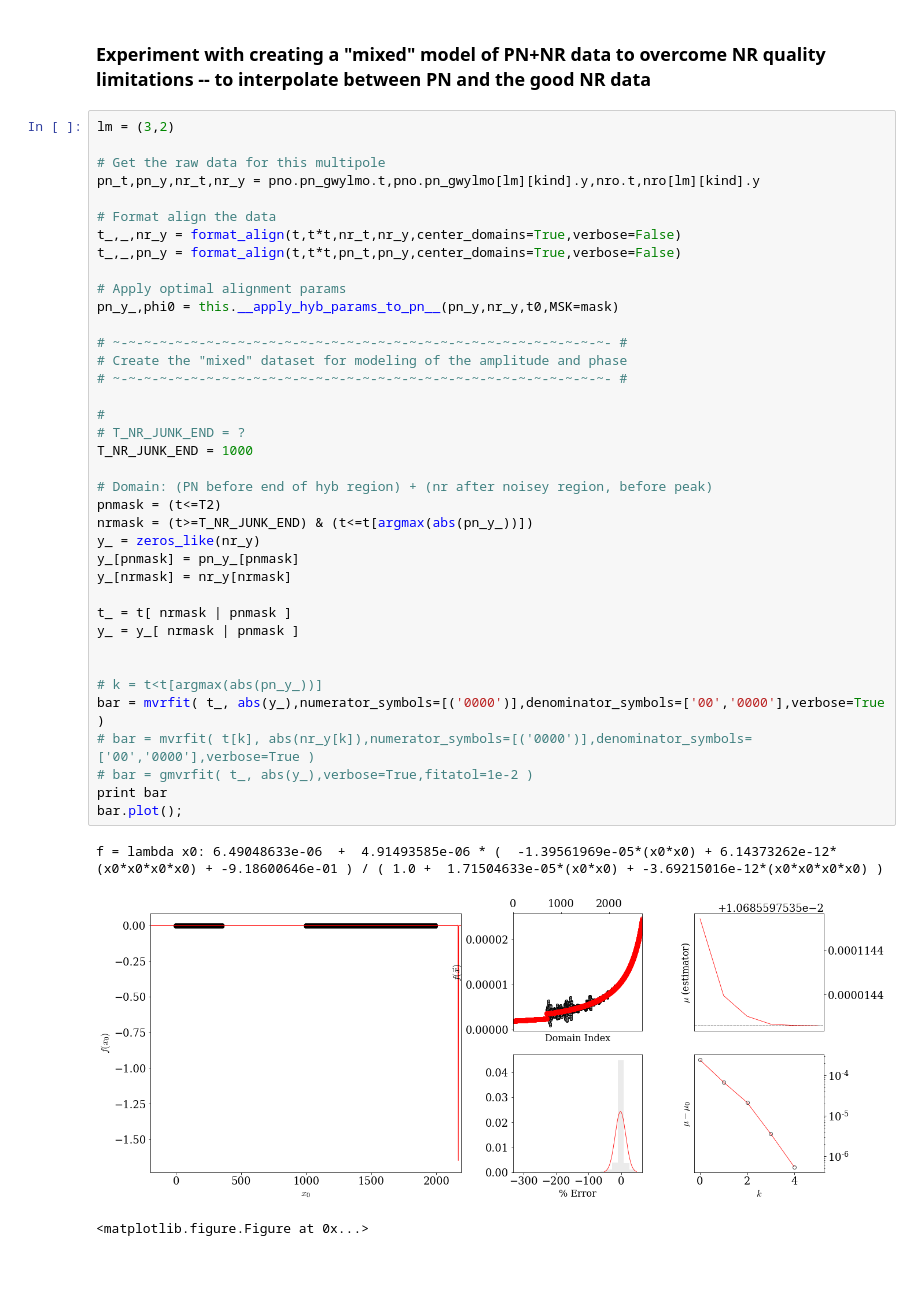
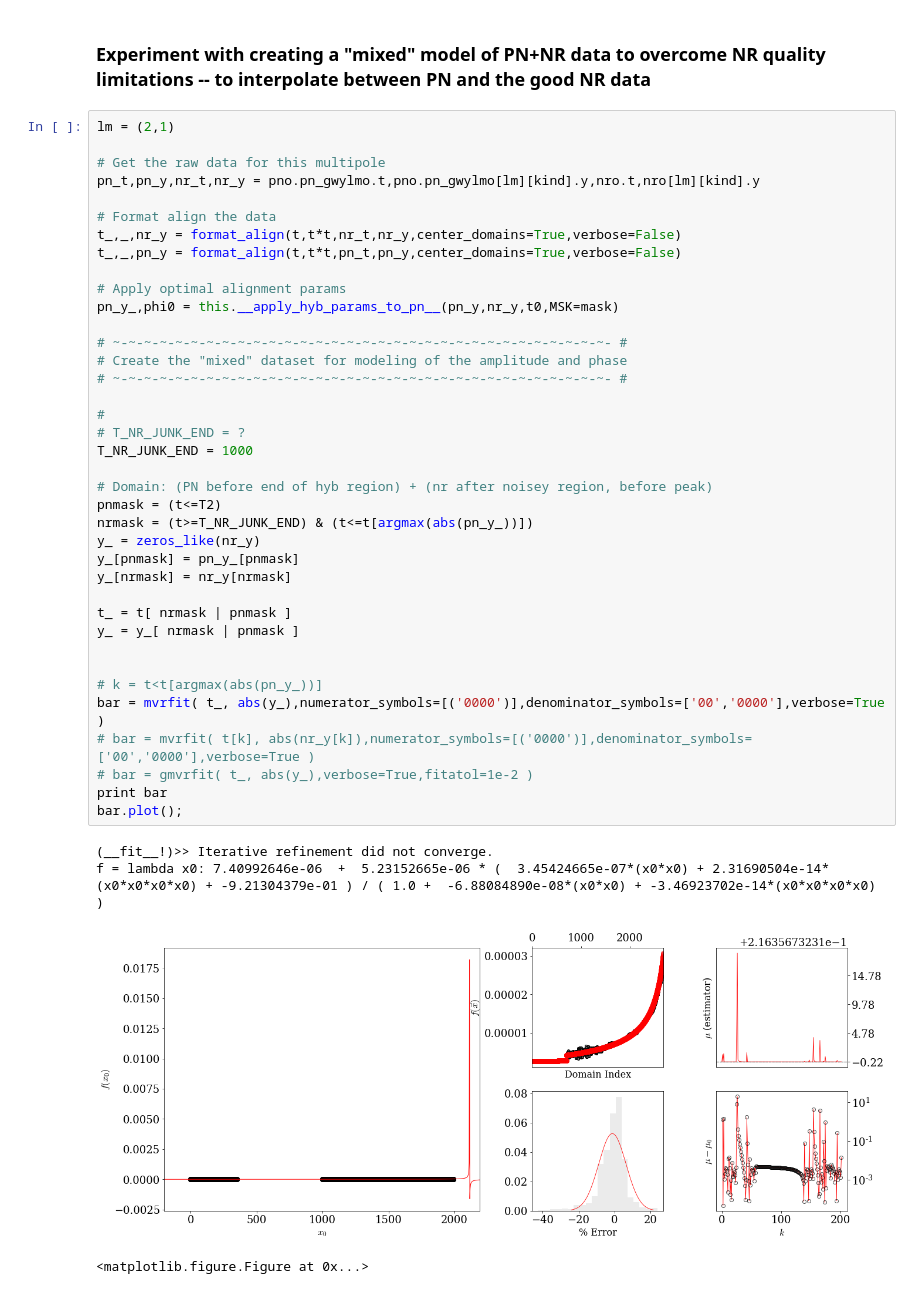
Before and after one commit to llondon6/nrutils_dev, a Jupyter notebook: issues/open/issue_9_auto_hybridization.ipynb, the cells around one changed output. Cells and saved outputs as stored; diff of their text form; blank space fills up the shorter version.

```diff
--- a/issues/open/issue_9_auto_hybridization.ipynb
+++ b/issues/open/issue_9_auto_hybridization.ipynb
@@ -229,7 +229,7 @@ for lm in y.__lmlist__:
 # %% [markdown]
 ### Experiment with creating a "mixed" model of PN+NR data to overcome NR quality limitations -- to interpolate between PN and the good NR data
 # %%
-lm = (3,2)
+lm = (2,1)
 
 # Get the raw data for this multipole
 pn_t,pn_y,nr_t,nr_y = pno.pn_gwylmo.t,pno.pn_gwylmo[lm][kind].y,nro.t,nro[lm][kind].y
@@ -240,35 +240,36 @@ t_,_,pn_y = format_align(t,t*t,pn_t,pn_y,center_domains=True,verbose=False)
 
 # Apply optimal alignment params
 pn_y_,phi0 = this.__apply_hyb_params_to_pn__(pn_y,nr_y,t0,MSK=mask)
 
 # ~-~-~-~-~-~-~-~-~-~-~-~-~-~-~-~-~-~-~-~-~-~-~-~-~-~-~-~-~-~-~-~- #
 # Create the "mixed" dataset for modeling of the amplitude and phase
 # ~-~-~-~-~-~-~-~-~-~-~-~-~-~-~-~-~-~-~-~-~-~-~-~-~-~-~-~-~-~-~-~- #
 
 #
 # T_NR_JUNK_END = ?
 T_NR_JUNK_END = 1000
 
 # Domain: (PN before end of hyb region) + (nr after noisey region, before peak)
 pnmask = (t<=T2)
 nrmask = (t>=T_NR_JUNK_END) & (t<=t[argmax(abs(pn_y_))])
 y_ = zeros_like(nr_y)
 y_[pnmask] = pn_y_[pnmask]
 y_[nrmask] = nr_y[nrmask]
 
 t_ = t[ nrmask | pnmask ]
 y_ = y_[ nrmask | pnmask ]
 
 
 # k = t<t[argmax(abs(pn_y_))]
 bar = mvrfit( t_, abs(y_),numerator_symbols=[('0000')],denominator_symbols=['00','0000'],verbose=True )
 # bar = mvrfit( t[k], abs(nr_y[k]),numerator_symbols=[('0000')],denominator_symbols=['00','0000'],verbose=True )
 # bar = gmvrfit( t_, abs(y_),verbose=True,fitatol=1e-2 )
 print bar
 bar.plot();
 # %% [output]
-f = lambda x0: 6.49048633e-06  +  4.91493585e-06 * (  -1.39561969e-05*(x0*x0) + 6.14373262e-12*(x0*x0*x0*x0) + -9.18600646e-01 ) / ( 1.0 +  1.71504633e-05*(x0*x0) + -3.69215016e-12*(x0*x0*x0*x0) )
+(__fit__!)>> Iterative refinement did not converge.
+f = lambda x0: 7.40992646e-06  +  5.23152665e-06 * (  3.45424665e-07*(x0*x0) + 2.31690504e-14*(x0*x0*x0*x0) + -9.21304379e-01 ) / ( 1.0 +  -6.88084890e-08*(x0*x0) + -3.46923702e-14*(x0*x0*x0*x0) )
-[figure, old version]
+[figure, new version]
 <matplotlib.figure.Figure at 0x...>
 # %%
 figure()
```
Also changed, not shown: parts of 5 cells of this notebook, 7 other files.
